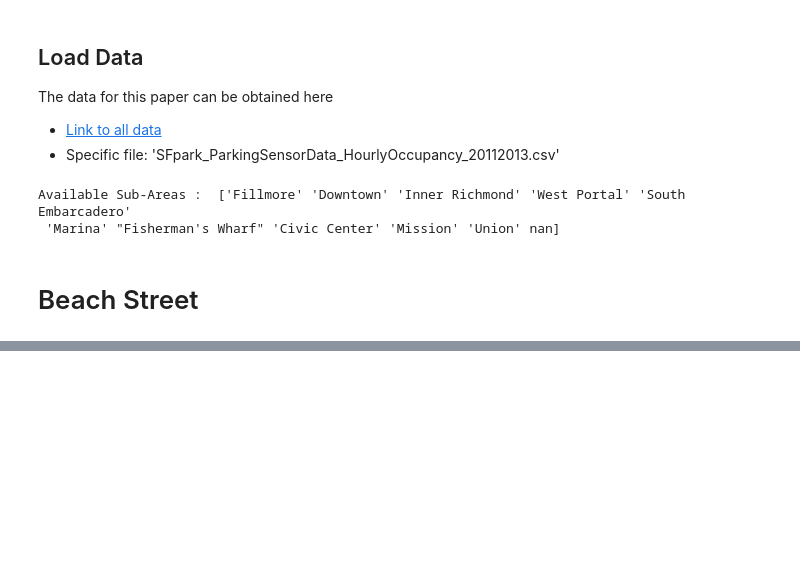
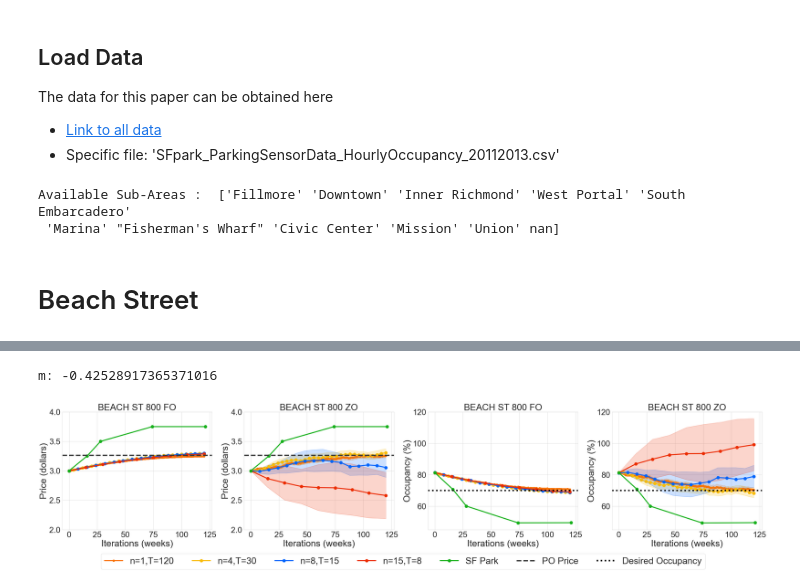
Before and after one commit to mitasray/dd-tv-learning, a Jupyter notebook: 00-ReproduceFigures.ipynb, the cells around one changed output, grey strips where cells are left out. Drawn from its saved outputs; the diff is of its cells as text; code cells hidden in the pictures; blank space fills up the shorter version.

```diff
--- a/00-ReproduceFigures.ipynb
+++ b/00-ReproduceFigures.ipynb
@@ -326,0 +355,5 @@ NameError: name 'numdays' is not defined
+# %%
+fo_zo_plotter(beach_street_name, 800, 3.00, pre_loaded_dataset=pre_occ_beach, pre_data=data_800)
+# %% [output]
+m: -0.42528917365371016
+[figure, added]
```
Also changed, not shown: parts of 10 cells of this notebook, 2 other files.
